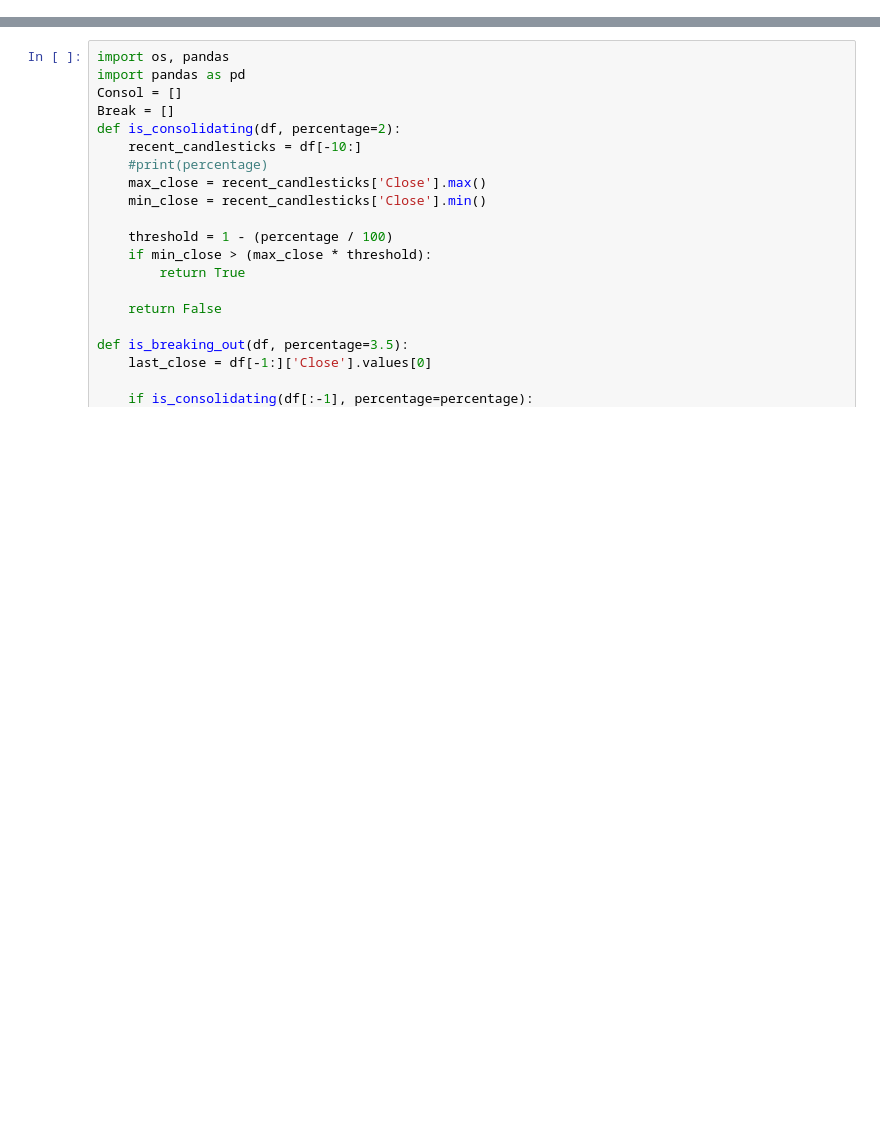
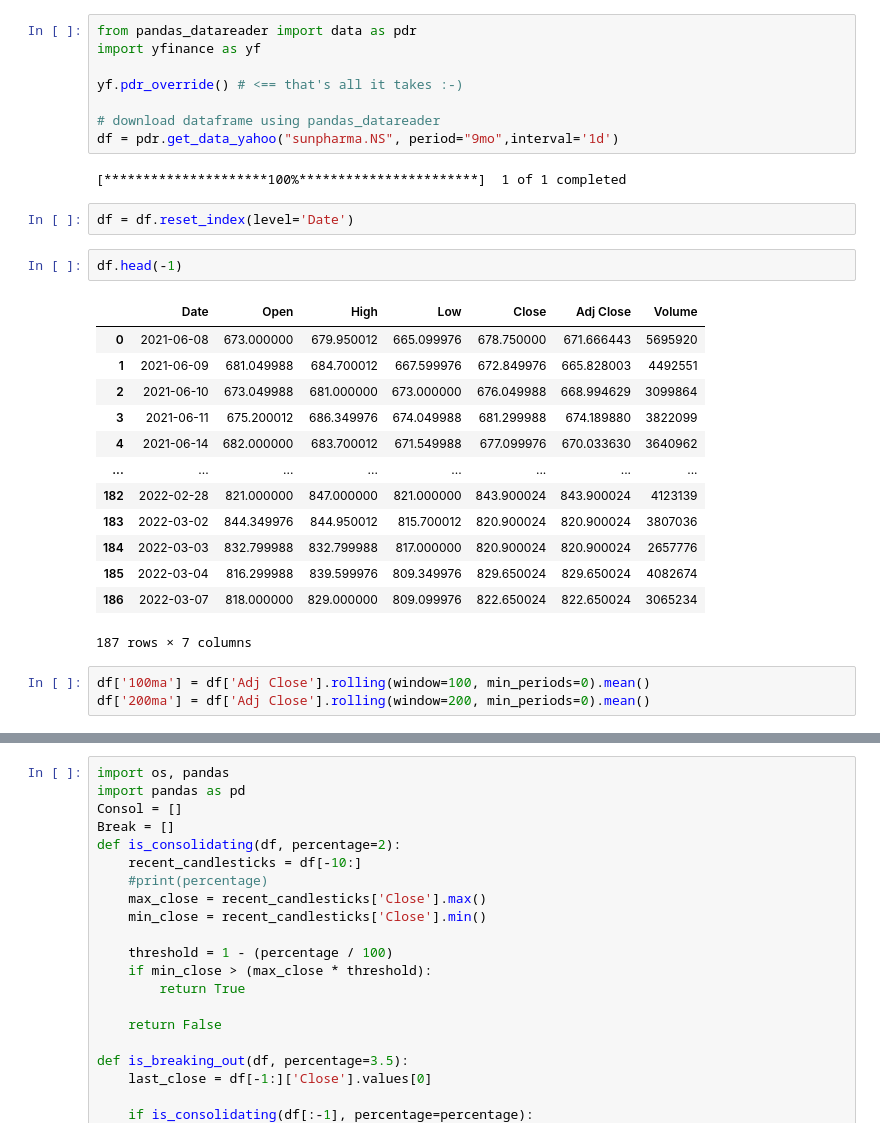
Before and after one commit to Deebling5/candlestick_screener, a Jupyter notebook: Breakout.ipynb, the cells around one changed output, grey strips where cells are left out. Drawn from its saved outputs; the diff is of its cells as text; blank space fills up the shorter version.

```diff
--- a/Breakout.ipynb
+++ b/Breakout.ipynb
@@ -66,0 +32,31 @@ tok
+# %%
+from pandas_datareader import data as pdr
+import yfinance as yf
+
+yf.pdr_override() # <== that's all it takes :-)
+
+# download dataframe using pandas_datareader
+df = pdr.get_data_yahoo("sunpharma.NS", period="9mo",interval='1d')
+# %% [output]
+[*********************100%***********************]  1 of 1 completed
+# %%
+df = df.reset_index(level='Date')
+# %%
+df.head(-1)
+# %% [output]
+|  | Date | Open | High | Low | Close | Adj Close | Volume |
+| 0 | 2021-06-08 | 673.000000 | 679.950012 | 665.099976 | 678.750000 | 671.666443 | 5695920 |
+| 1 | 2021-06-09 | 681.049988 | 684.700012 | 667.599976 | 672.849976 | 665.828003 | 4492551 |
+| 2 | 2021-06-10 | 673.049988 | 681.000000 | 673.000000 | 676.049988 | 668.994629 | 3099864 |
+| 3 | 2021-06-11 | 675.200012 | 686.349976 | 674.049988 | 681.299988 | 674.189880 | 3822099 |
+| 4 | 2021-06-14 | 682.000000 | 683.700012 | 671.549988 | 677.099976 | 670.033630 | 3640962 |
+| ... | ... | ... | ... | ... | ... | ... | ... |
+| 182 | 2022-02-28 | 821.000000 | 847.000000 | 821.000000 | 843.900024 | 843.900024 | 4123139 |
+| 183 | 2022-03-02 | 844.349976 | 844.950012 | 815.700012 | 820.900024 | 820.900024 | 3807036 |
+| 184 | 2022-03-03 | 832.799988 | 832.799988 | 817.000000 | 820.900024 | 820.900024 | 2657776 |
+| 185 | 2022-03-04 | 816.299988 | 839.599976 | 809.349976 | 829.650024 | 829.650024 | 4082674 |
+| 186 | 2022-03-07 | 818.000000 | 829.000000 | 809.099976 | 822.650024 | 822.650024 | 3065234 |
+187 rows × 7 columns
+# %%
+df['100ma'] = df['Adj Close'].rolling(window=100, min_periods=0).mean()
+df['200ma'] = df['Adj Close'].rolling(window=200, min_periods=0).mean()
```
Also changed, not shown: parts of 24 cells of this notebook, 9 other files.
